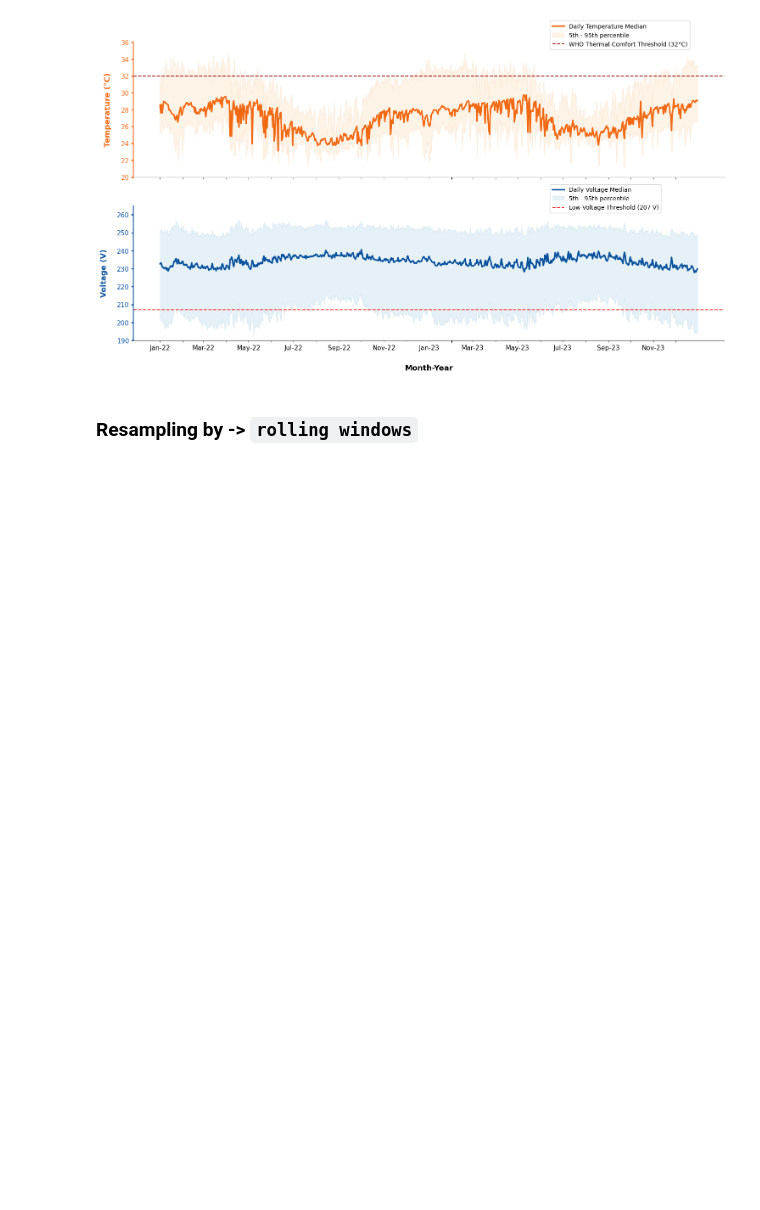
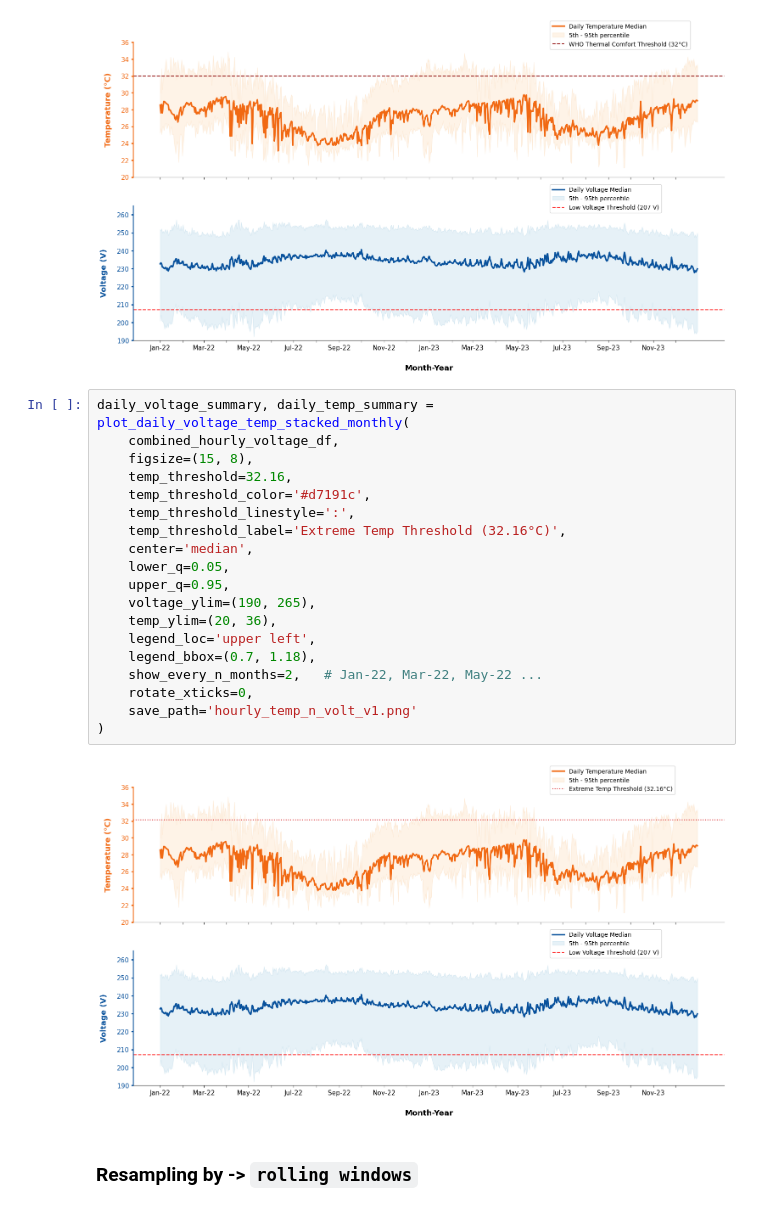
Before and after one commit to KaytheDee/pqr_extreme_weather_analysis, a Jupyter notebook: notebooks/_pre_processing_undervolt_workflow_rev3_process_with_plotting.ipynb, the cells around one changed output. Cells and saved outputs as stored; diff of their text form; blank space fills up the shorter version.

```diff
--- a/notebooks/_pre_processing_undervolt_workflow_rev3_process_with_plotting.ipynb
+++ b/notebooks/_pre_processing_undervolt_workflow_rev3_process_with_plotting.ipynb
@@ -1196,6 +1196,27 @@ daily_voltage_summary, daily_temp_summary = plot_daily_voltage_temp_stacked_mont
 )
 # %% [output]
 [figure]
+# %%
+daily_voltage_summary, daily_temp_summary = plot_daily_voltage_temp_stacked_monthly(
+    combined_hourly_voltage_df,
+    figsize=(15, 8),
+    temp_threshold=32.16,
+    temp_threshold_color='#d7191c',
+    temp_threshold_linestyle=':',
+    temp_threshold_label='Extreme Temp Threshold (32.16°C)',
+    center='median',
+    lower_q=0.05,
+    upper_q=0.95,
+    voltage_ylim=(190, 265),
+    temp_ylim=(20, 36),
+    legend_loc='upper left',
+    legend_bbox=(0.7, 1.18),
+    show_every_n_months=2,   # Jan-22, Mar-22, May-22 ...
+    rotate_xticks=0,
+    save_path='hourly_temp_n_volt_v1.png'
+)
+# %% [output]
+[figure, added]
 # %% [markdown]
 ### Resampling by -> `rolling windows`
 # %%
```
Also changed, not shown: parts of 14 cells of this notebook, 12 other files.
